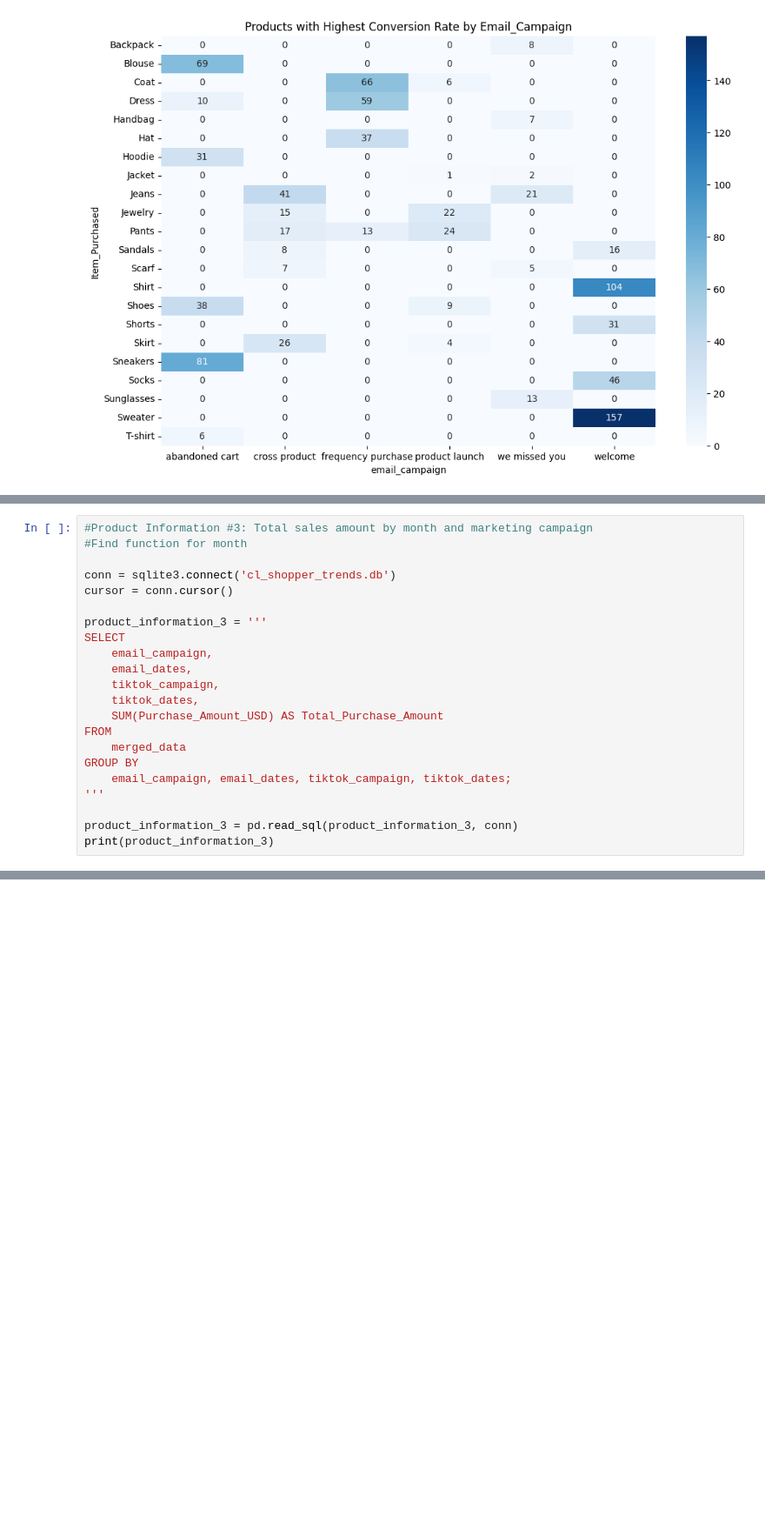
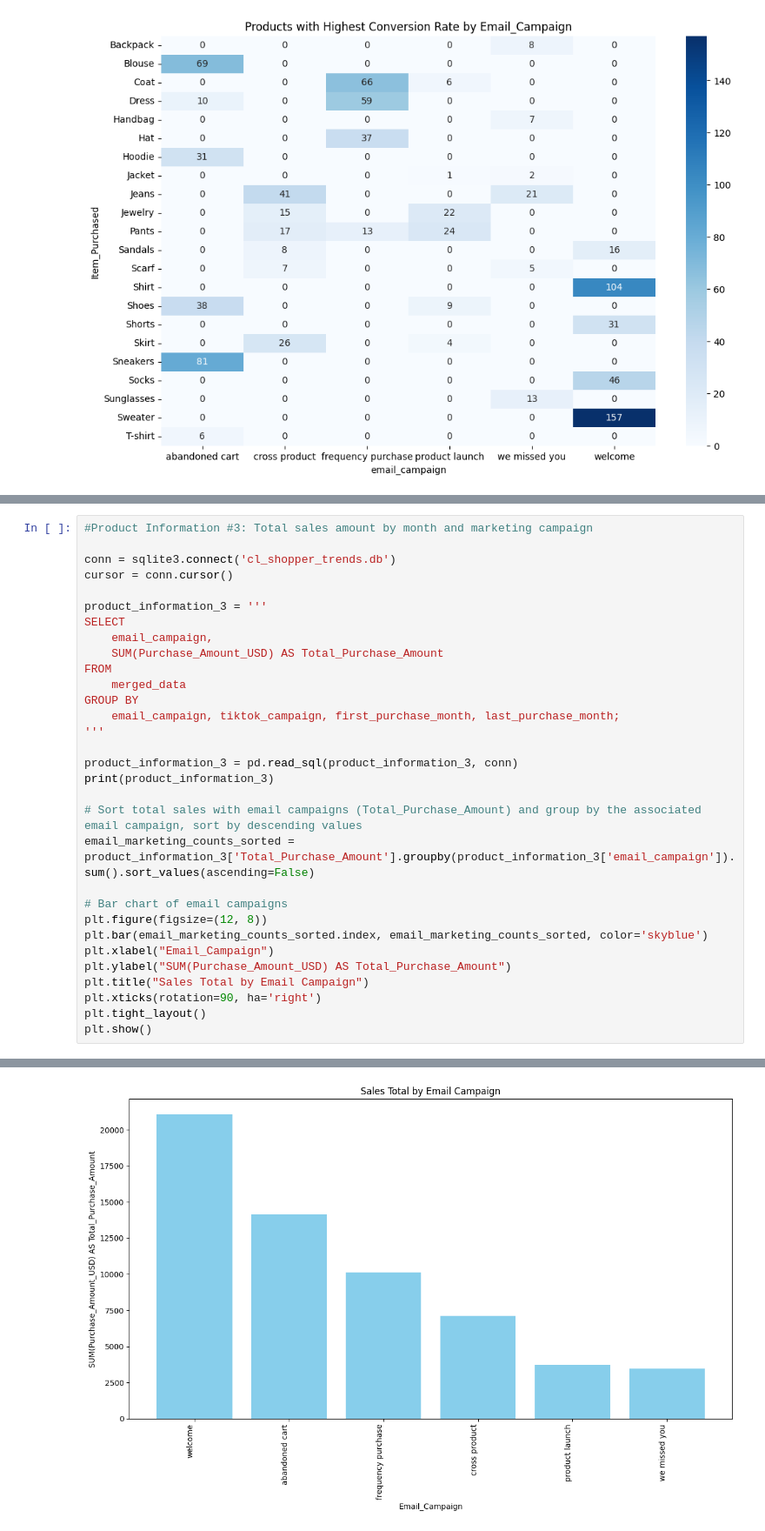
Before and after one commit to maggielittle95/shopper_trends, a Jupyter notebook: marketing_analysis.ipynb, the cells around one changed output, grey strips where cells are left out. Shown: that part at 87% size. Cells and saved outputs as stored; diff of their text form; blank space fills up the shorter version.

```diff
--- a/marketing_analysis.ipynb
+++ b/marketing_analysis.ipynb
@@ -346,6 +325,5 @@ print(product_information_2)
 # %%
 #Product Information #3: Total sales amount by month and marketing campaign
-#Find function for month
 
 conn = sqlite3.connect('cl_shopper_trends.db')
 cursor = conn.cursor()
@@ -353,15 +331,26 @@ cursor = conn.cursor()
 product_information_3 = '''
 SELECT
     email_campaign,
-    email_dates,
-    tiktok_campaign,
-    tiktok_dates,
     SUM(Purchase_Amount_USD) AS Total_Purchase_Amount
 FROM
     merged_data
 GROUP BY
-    email_campaign, email_dates, tiktok_campaign, tiktok_dates;
+    email_campaign, tiktok_campaign, first_purchase_month, last_purchase_month;
 '''
 
 product_information_3 = pd.read_sql(product_information_3, conn)
 print(product_information_3)
+
+# Sort total sales with email campaigns (Total_Purchase_Amount) and group by the associated email campaign, sort by descending values
+email_marketing_counts_sorted = product_information_3['Total_Purchase_Amount'].groupby(product_information_3['email_campaign']).sum().sort_values(ascending=False)
+
+# Bar chart of email campaigns
+plt.figure(figsize=(12, 8))
+plt.bar(email_marketing_counts_sorted.index, email_marketing_counts_sorted, color='skyblue')
+plt.xlabel("Email_Campaign")
+plt.ylabel("SUM(Purchase_Amount_USD) AS Total_Purchase_Amount")
+plt.title("Sales Total by Email Campaign")
+plt.xticks(rotation=90, ha='right')
+plt.tight_layout()
+plt.show()
+# %% [output]
@@ -367,0 +371 @@ print(product_information_3)
+[figure, added]
```
Also changed, not shown: parts of 11 cells of this notebook.
